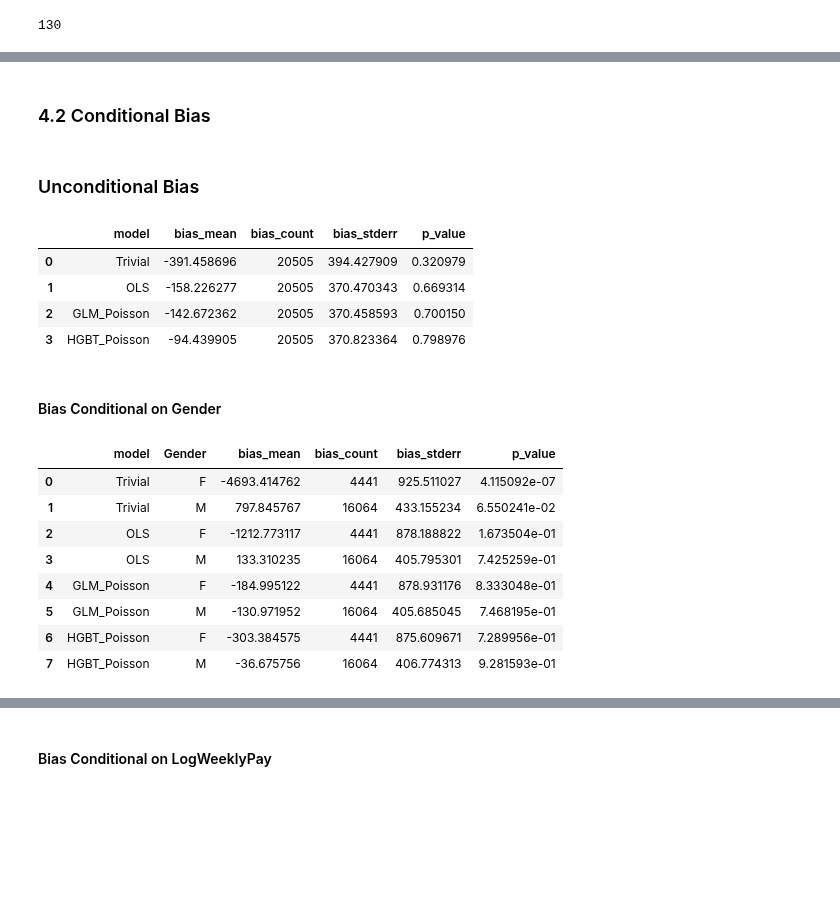
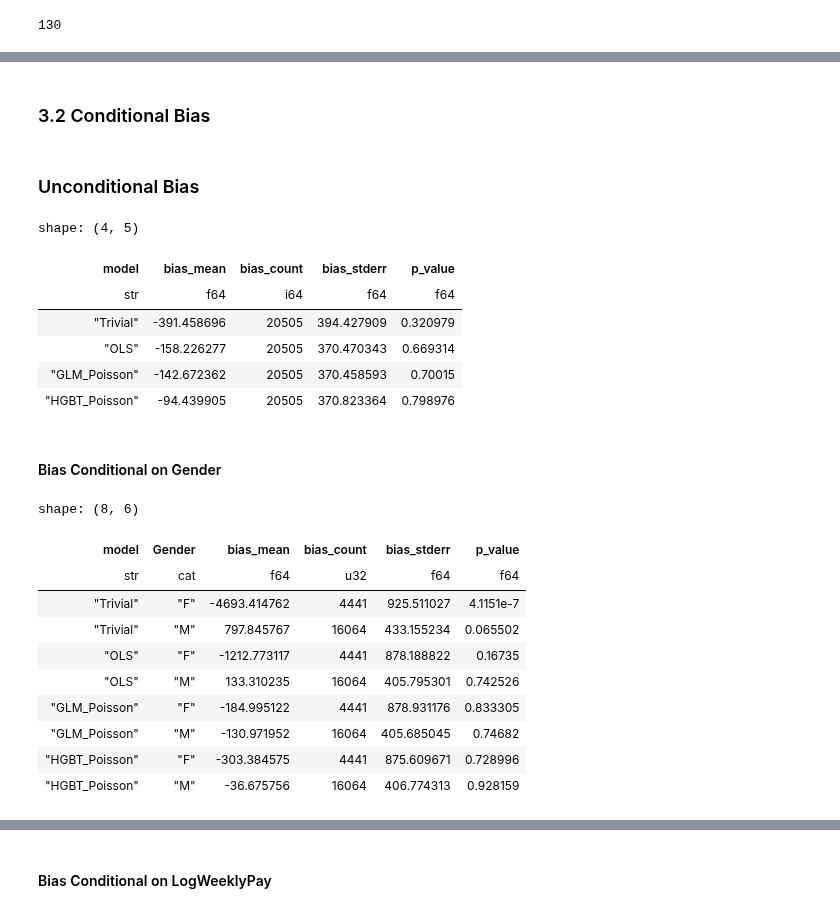
Before and after one commit to lorentzenchr/model-diagnostics, a Jupyter notebook: docs/examples/regression_on_workers_compensation.ipynb, the cells around one changed output, grey strips where cells are left out. Drawn from its saved outputs; the diff is of its cells as text; code cells hidden in the pictures; blank space fills up the shorter version.

```diff
--- a/docs/examples/regression_on_workers_compensation.ipynb
+++ b/docs/examples/regression_on_workers_compensation.ipynb
@@ -198,7 +201,7 @@ m_hgbt_poisson_base = Pipeline(
 
 param_grid = {
     "model__learning_rate": [0.02, 0.05],
-    "model__min_samples_leaf": [20, 30, 40],
+    "model__min_samples_leaf": [30, 40, 50],
     "model__l2_regularization": [0.1, 1],
     "model__max_depth": [None, 3],
 }
@@ -275,5 +296,5 @@ plot_reliability_diagram(
 # %% [markdown]
-### 4.2 Conditional Bias
+### 3.2 Conditional Bias
 # %% [markdown]
 ### Unconditional Bias
 # %%
@@ -281,29 +302,33 @@ compute_bias(
     y_obs=y_test,
     y_pred=df_pred_test,
     feature=None,
-).to_pandas()
+)
 # %% [output]
+shape: (4, 5)
-|  | model | bias_mean | bias_count | bias_stderr | p_value |
-| 0 | Trivial | -391.458696 | 20505 | 394.427909 | 0.320979 |
-| 1 | OLS | -158.226277 | 20505 | 370.470343 | 0.669314 |
-| 2 | GLM_Poisson | -142.672362 | 20505 | 370.458593 | 0.700150 |
-| 3 | HGBT_Poisson | -94.439905 | 20505 | 370.823364 | 0.798976 |
+| model | bias_mean | bias_count | bias_stderr | p_value |
+| str | f64 | i64 | f64 | f64 |
+| "Trivial" | -391.458696 | 20505 | 394.427909 | 0.320979 |
+| "OLS" | -158.226277 | 20505 | 370.470343 | 0.669314 |
+| "GLM_Poisson" | -142.672362 | 20505 | 370.458593 | 0.70015 |
+| "HGBT_Poisson" | -94.439905 | 20505 | 370.823364 | 0.798976 |
 # %% [markdown]
 #### Bias Conditional on Gender
 # %%
 compute_bias(
     y_obs=y_test,
     y_pred=df_pred_test,
     feature=X_test["Gender"],
-).to_pandas()
+)
 # %% [output]
+shape: (8, 6)
-|  | model | Gender | bias_mean | bias_count | bias_stderr | p_value |
-| 0 | Trivial | F | -4693.414762 | 4441 | 925.511027 | 4.115092e-07 |
-| 1 | Trivial | M | 797.845767 | 16064 | 433.155234 | 6.550241e-02 |
-| 2 | OLS | F | -1212.773117 | 4441 | 878.188822 | 1.673504e-01 |
-| 3 | OLS | M | 133.310235 | 16064 | 405.795301 | 7.425259e-01 |
-| 4 | GLM_Poisson | F | -184.995122 | 4441 | 878.931176 | 8.333048e-01 |
-| 5 | GLM_Poisson | M | -130.971952 | 16064 | 405.685045 | 7.468195e-01 |
-| 6 | HGBT_Poisson | F | -303.384575 | 4441 | 875.609671 | 7.289956e-01 |
-| 7 | HGBT_Poisson | M | -36.675756 | 16064 | 406.774313 | 9.281593e-01 |
+| model | Gender | bias_mean | bias_count | bias_stderr | p_value |
+| str | cat | f64 | u32 | f64 | f64 |
+| "Trivial" | "F" | -4693.414762 | 4441 | 925.511027 | 4.1151e-7 |
+| "Trivial" | "M" | 797.845767 | 16064 | 433.155234 | 0.065502 |
+| "OLS" | "F" | -1212.773117 | 4441 | 878.188822 | 0.16735 |
+| "OLS" | "M" | 133.310235 | 16064 | 405.795301 | 0.742526 |
+| "GLM_Poisson" | "F" | -184.995122 | 4441 | 878.931176 | 0.833305 |
+| "GLM_Poisson" | "M" | -130.971952 | 16064 | 405.685045 | 0.74682 |
+| "HGBT_Poisson" | "F" | -303.384575 | 4441 | 875.609671 | 0.728996 |
+| "HGBT_Poisson" | "M" | -36.675756 | 16064 | 406.774313 | 0.928159 |
 # %%
```
Also changed, not shown: parts of 22 cells of this notebook, 7 other files.
